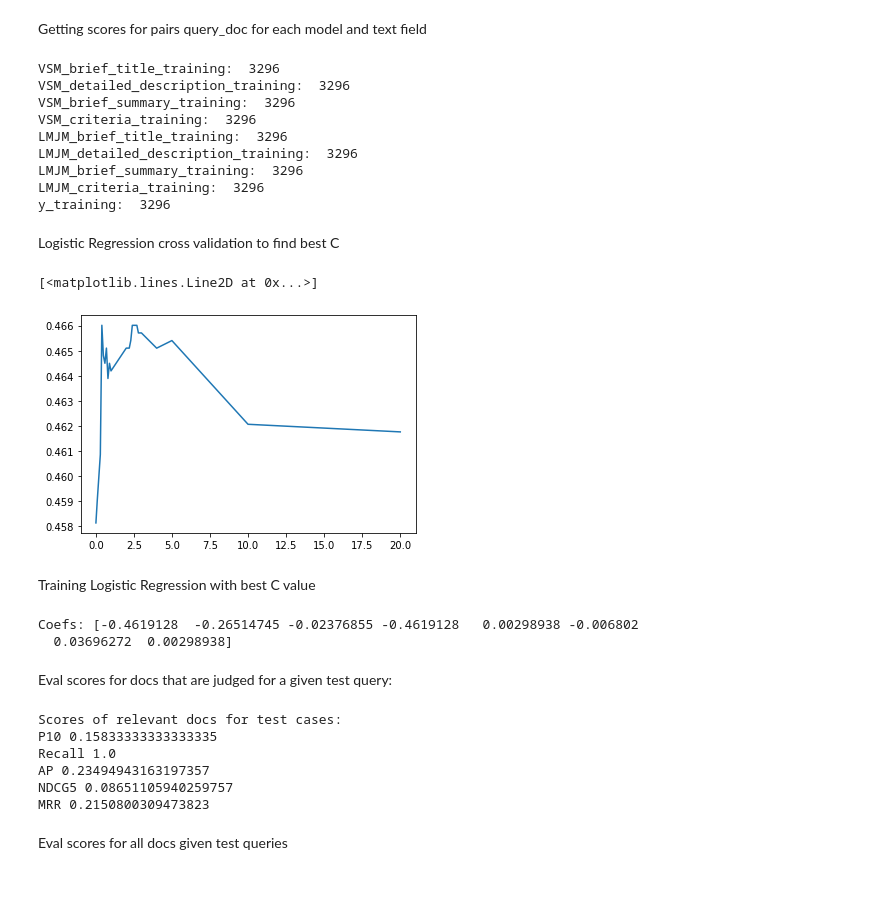
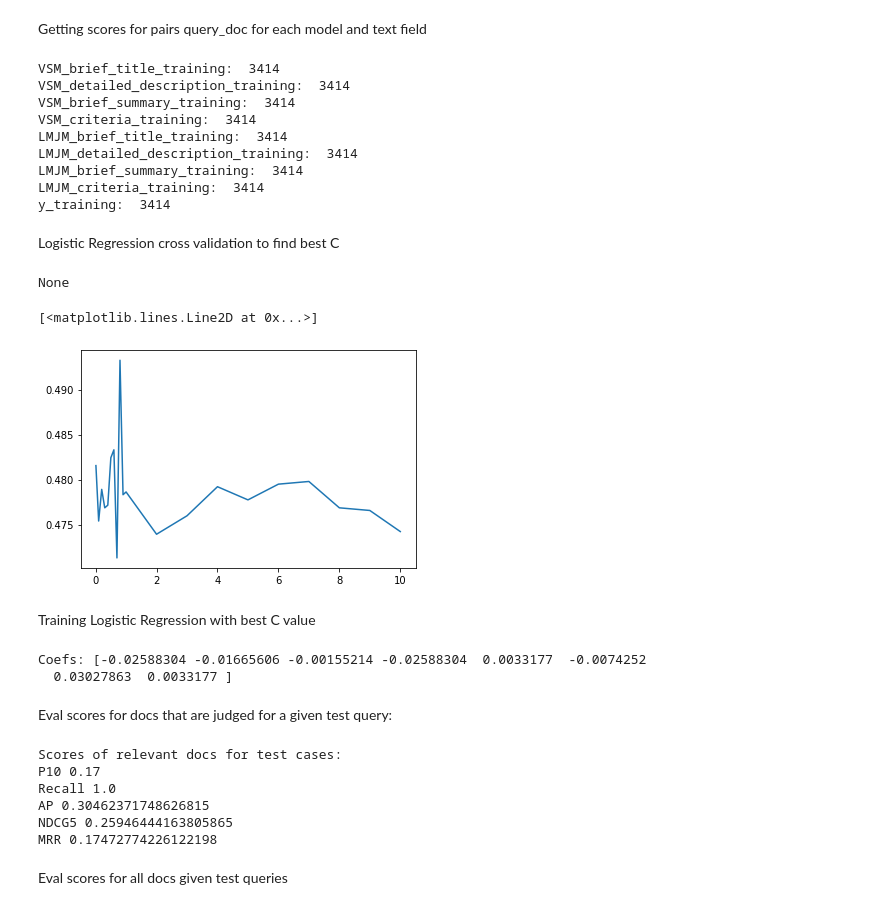
Before and after one commit to retraca/clinical-cases-retrieval, a Jupyter notebook: ggs_proj_phase2.ipynb, the cells around one changed output. Cells and saved outputs as stored; diff of their text form; code cells hidden in the pictures.

```diff
--- a/ggs_proj_phase2.ipynb
+++ b/ggs_proj_phase2.ipynb
@@ -20,13 +20,17 @@ with open(Queries, 'r') as queries_reader:
 root = ET.fromstring(txt)
 
 cases = {}
+cases_age= {}
+cases_genre={}
 for query in root.iter('TOP'):
     q_num = query.find('NUM').text
     q_title = query.find('TITLE').text
     cases[q_num] = q_title
-
+    cases_age[q_num] = query.find('AGE').text
+    cases_genre[q_num]=query.find('GENDER').text
 
 eval = trec.TrecEvaluation(cases, Qrels)
 
-
 pickle.dump(cases, open("cases.bin", "wb"))
+pickle.dump(cases_age, open("cases_age.bin", "wb"))
+pickle.dump(cases_genre, open("cases_genre.bin", "wb"))
@@ -199,12 +206,12 @@ print("cases length: ", len(cases))
 cases_training = []
 cases_test = []
 i = 0
-k = 12
+k = 10
 for caseid in cases:
-    if i>49:
+    if i<len(cases)-k:
+        cases_training.append(caseid)
+    else:
         cases_test.append(caseid)
-    else:
-        cases_training.append(caseid)
     i += 1
 
 print("training queries length: ", len(cases_training))
@@ -278,15 +285,15 @@ print("LMJM_brief_summary_training: ", len(LMJM_bs_training))
 print("LMJM_criteria_training: ", len(LMJM_cr_training))
 print("y_training: ", len(y_training))
 # %% [output]
-VSM_brief_title_training:  3296
-VSM_detailed_description_training:  3296
-VSM_brief_summary_training:  3296
-VSM_criteria_training:  3296
-LMJM_brief_title_training:  3296
-LMJM_detailed_description_training:  3296
-LMJM_brief_summary_training:  3296
-LMJM_criteria_training:  3296
-y_training:  3296
+VSM_brief_title_training:  3414
+VSM_detailed_description_training:  3414
+VSM_brief_summary_training:  3414
+VSM_criteria_training:  3414
+LMJM_brief_title_training:  3414
+LMJM_detailed_description_training:  3414
+LMJM_brief_summary_training:  3414
+LMJM_criteria_training:  3414
+y_training:  3414
 # %% [markdown]
 Logistic Regression cross validation to find best C
 # %%
@@ -308,46 +315,47 @@ candidates = {'query': queries_training,
               'Y': y_training
               }
 df = pd.DataFrame(candidates, columns=['query', 'doc',
                                        'VSM_bt', 'VSM_dd', 'VSM_bs', 'VSM_cr', 'LMJM_bt', 'LMJM_dd', 'LMJM_bs', 'LMJM_cr', 'Y'])
 
 
 x = df[['VSM_bt', 'VSM_dd', 'VSM_bs', 'VSM_cr' , 'LMJM_bt', 'LMJM_dd', 'LMJM_bs', 'LMJM_cr']]
 y = df['Y']
 
 c_values = [0.01, 0.1, 0.2, 0.3, 0.4, 0.5, 0.6,
-            0.7, 0.8, 0.9, 1, 2, 2.1,2.2,2.3,2.4,2.5,2.6,2.7,2.8,2.9, 3,4,5,6,7,8,9,10,]
+            0.7, 0.8, 0.9, 1, 2, 3,4,5,6,7,8,9,10]
 c_ap = []
 k = 5
 kf = KFold(n_splits=k, random_state=None, shuffle=True)
 
 for c in c_values:
     acc_score = []
     for train_index, test_index in kf.split(x):
         X_train, X_test = x.iloc[train_index, :], x.iloc[test_index, :]
         y_train, y_test = y[train_index], y[test_index]
         clf = LogisticRegression(
             random_state=0, C=c, class_weight='balanced').fit(X_train, y_train)
         pred_values = clf.predict(X_test)
         acc = accuracy_score(pred_values, y_test)
         acc_score.append(acc)
     avg_acc_score = sum(acc_score)/k
     c_ap.append(avg_acc_score)
 
 print(df.sort_values(by=['VSM_bt'], inplace=True, ascending=False))
 plt.plot(c_values, c_ap)
 # %% [output]
-[<matplotlib.lines.Line2D at 0x...>]
+None
+[<matplotlib.lines.Line2D at 0x...>]
-[figure, old version]
+[figure, new version]
 # %% [markdown]
 Training Logistic Regression with best C value
 # %%
 clf = LogisticRegression(
-    random_state=0, C=2.5, class_weight='balanced').fit(x, y)
+    random_state=0, C=0.5, class_weight='balanced').fit(x, y)
 coefs = clf.coef_[0]
 print('Coefs: {}'.format(coefs))
 # %% [output]
-Coefs: [-0.4619128  -0.26514745 -0.02376855 -0.4619128   0.00298938 -0.006802
-  0.03696272  0.00298938]
+Coefs: [-0.02588304 -0.01665606 -0.00155214 -0.02588304  0.0033177  -0.0074252
+  0.03027863  0.0033177 ]
 # %% [markdown]
 Eval scores for docs that are judged for a given test query:
 # %%
@@ -403,7 +411,6 @@ for caseid in cases_test:
                     LMJM_bs_test.append(value[0])
                 elif field_ind == 7:
                     LMJM_cr_test.append(value[0])
-
             field_ind += 1
     for line in range(0, len(VSM_bt_test)):
         z = coefs[0]*VSM_bt_test[line]+coefs[1]*VSM_dd_test[line] + coefs[2]*VSM_bs_test[line]+coefs[3]*VSM_cr_test[line]+coefs[4]*LMJM_bt_test[line]+coefs[5]*LMJM_dd_test[line] + coefs[6]*LMJM_bs_test[line]+coefs[7]*LMJM_cr_test[line]
@@ -417,6 +424,8 @@ for caseid in cases_test:
     results = pd.DataFrame(cand, columns = ['_id', 'score'])
     results.sort_values(by=['score'], inplace=True, ascending=False)
     [p10, recall, ap, ndcg5, mrr] = eval.eval(results, caseid)
+    [precision_11point, recall_11point,
+        total_relv_ret] = eval.evalPR(results, caseid)
 
     p10_list += [p10]
     recall_list += [recall]
@@ -432,11 +441,11 @@ print("NDCG5", np.mean(ndcg5_list))
 print("MRR", np.mean(mrr_list))
 # %% [output]
 Scores of relevant docs for test cases:
-P10 0.15833333333333335
+P10 0.17
 Recall 1.0
-AP 0.23494943163197357
-NDCG5 0.08651105940259757
-MRR 0.2150800309473823
+AP 0.30462371748626815
+NDCG5 0.25946444163805865
+MRR 0.17472774226122198
 # %% [markdown]
 Eval scores for all docs given test queries
 # %%
```
Also changed, not shown: parts of 6 cells of this notebook, 6 other files.
